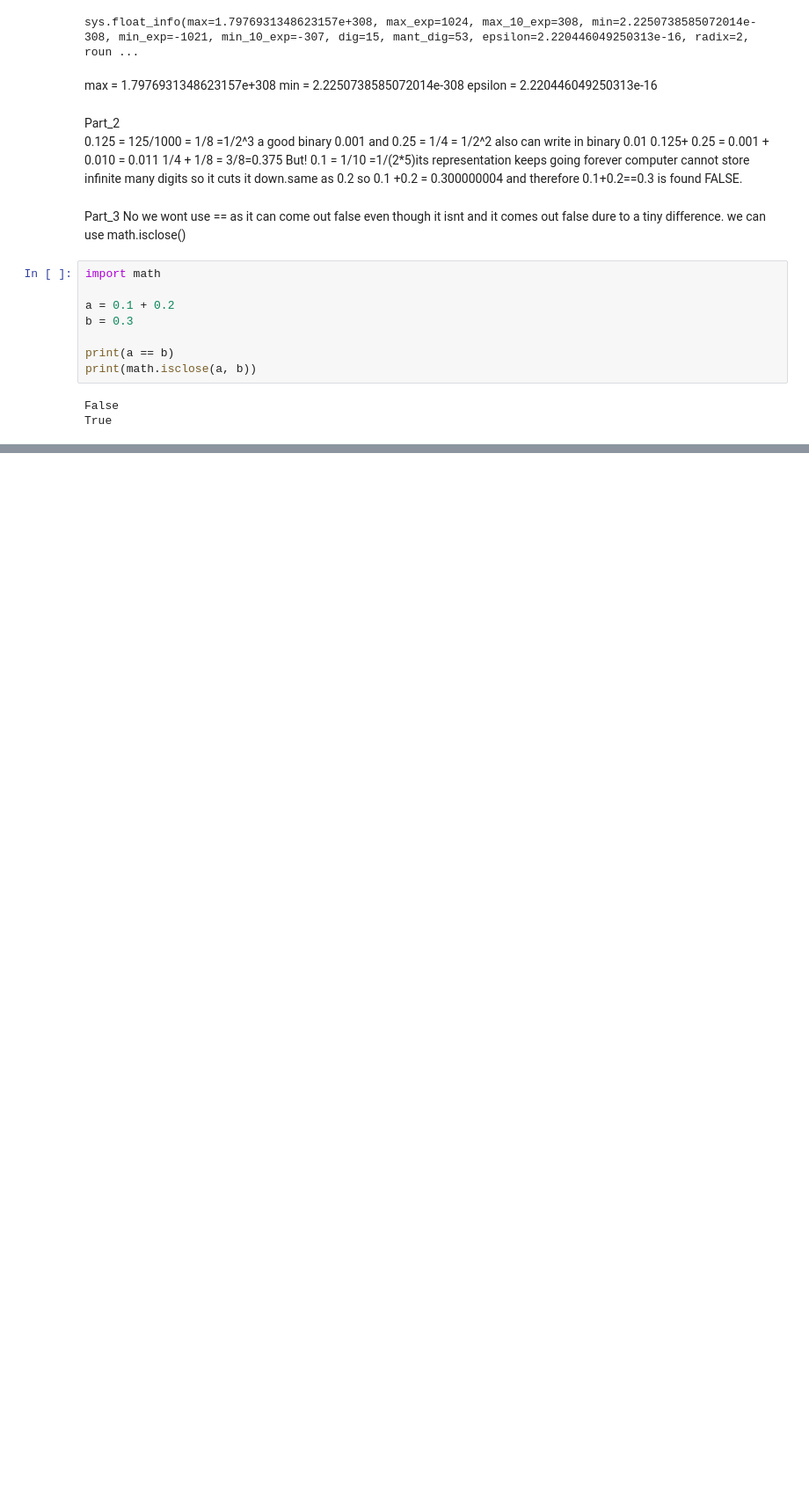
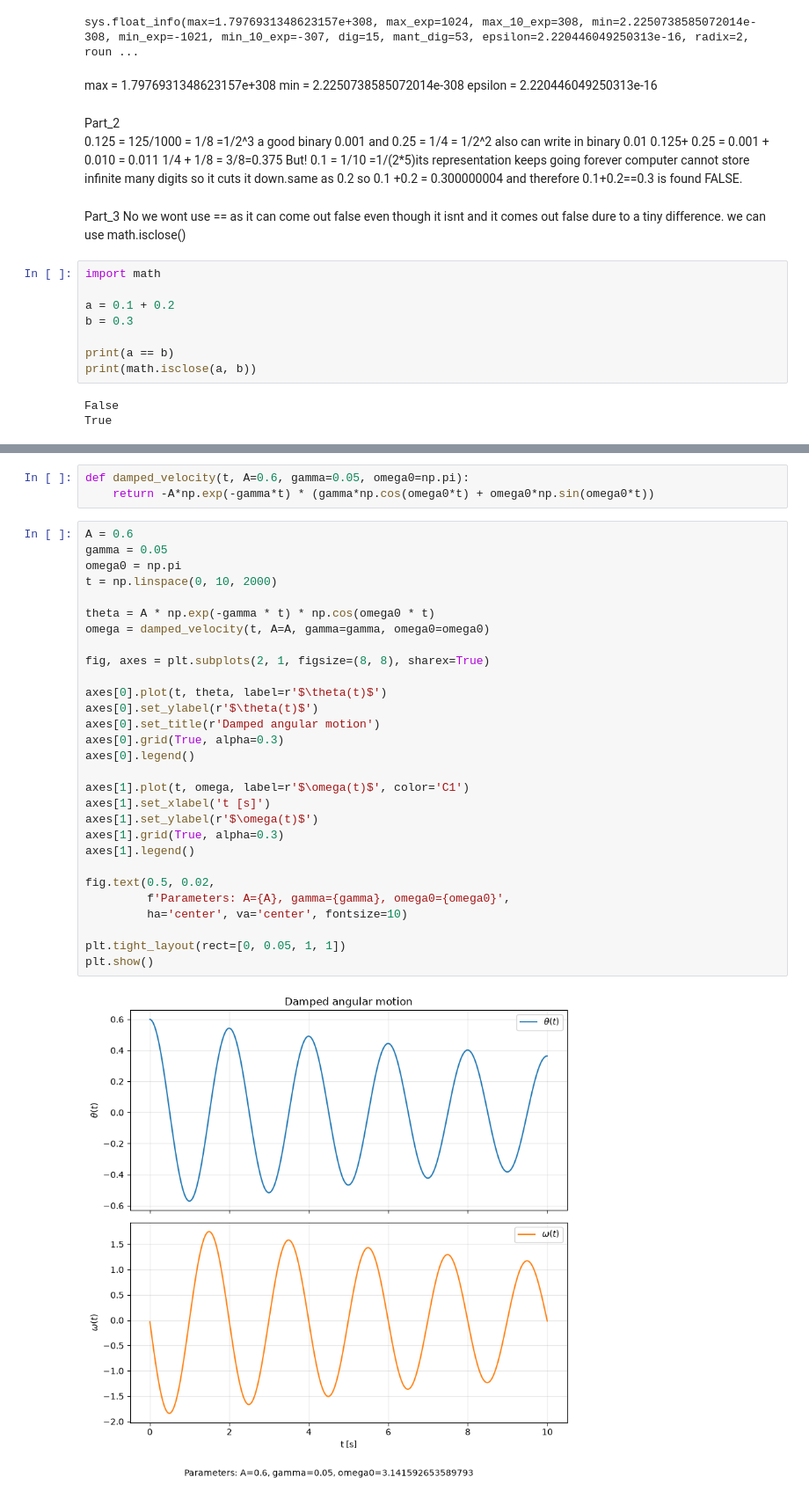
Before and after one commit to LeiliJL/MOD300, a Jupyter notebook: Prosjekt1/prosjekt1.ipynb, the cells around one changed output, grey strips where cells are left out. Shown at 88% size. Drawn from its saved outputs; the diff is of its cells as text; blank space fills up the shorter version.

```diff
--- a/Prosjekt1/prosjekt1.ipynb
+++ b/Prosjekt1/prosjekt1.ipynb
@@ -37,0 +48,34 @@ True
+# %%
+def damped_velocity(t, A=0.6, gamma=0.05, omega0=np.pi):
+    return -A*np.exp(-gamma*t) * (gamma*np.cos(omega0*t) + omega0*np.sin(omega0*t))
+# %%
+A = 0.6
+gamma = 0.05
+omega0 = np.pi
+t = np.linspace(0, 10, 2000)
+
+theta = A * np.exp(-gamma * t) * np.cos(omega0 * t)
+omega = damped_velocity(t, A=A, gamma=gamma, omega0=omega0)
+
+fig, axes = plt.subplots(2, 1, figsize=(8, 8), sharex=True)
+
+axes[0].plot(t, theta, label=r'$\theta(t)$')
+axes[0].set_ylabel(r'$\theta(t)$')
+axes[0].set_title(r'Damped angular motion')
+axes[0].grid(True, alpha=0.3)
+axes[0].legend()
+
+axes[1].plot(t, omega, label=r'$\omega(t)$', color='C1')
+axes[1].set_xlabel('t [s]')
+axes[1].set_ylabel(r'$\omega(t)$')
+axes[1].grid(True, alpha=0.3)
+axes[1].legend()
+
+fig.text(0.5, 0.02,
+         f'Parameters: A={A}, gamma={gamma}, omega0={omega0}',
+         ha='center', va='center', fontsize=10)
+
+plt.tight_layout(rect=[0, 0.05, 1, 1])
+plt.show()
+# %% [output]
+[figure, added]
```
Also changed, not shown: parts of 6 cells of this notebook.
